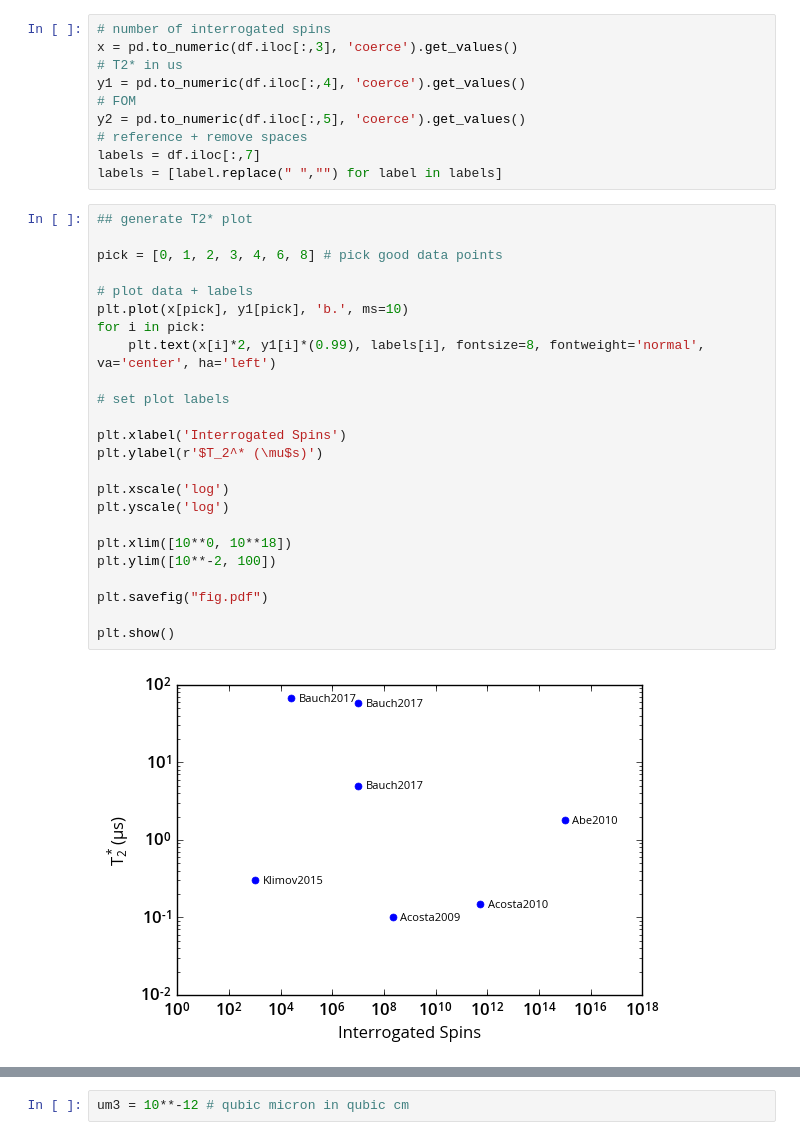
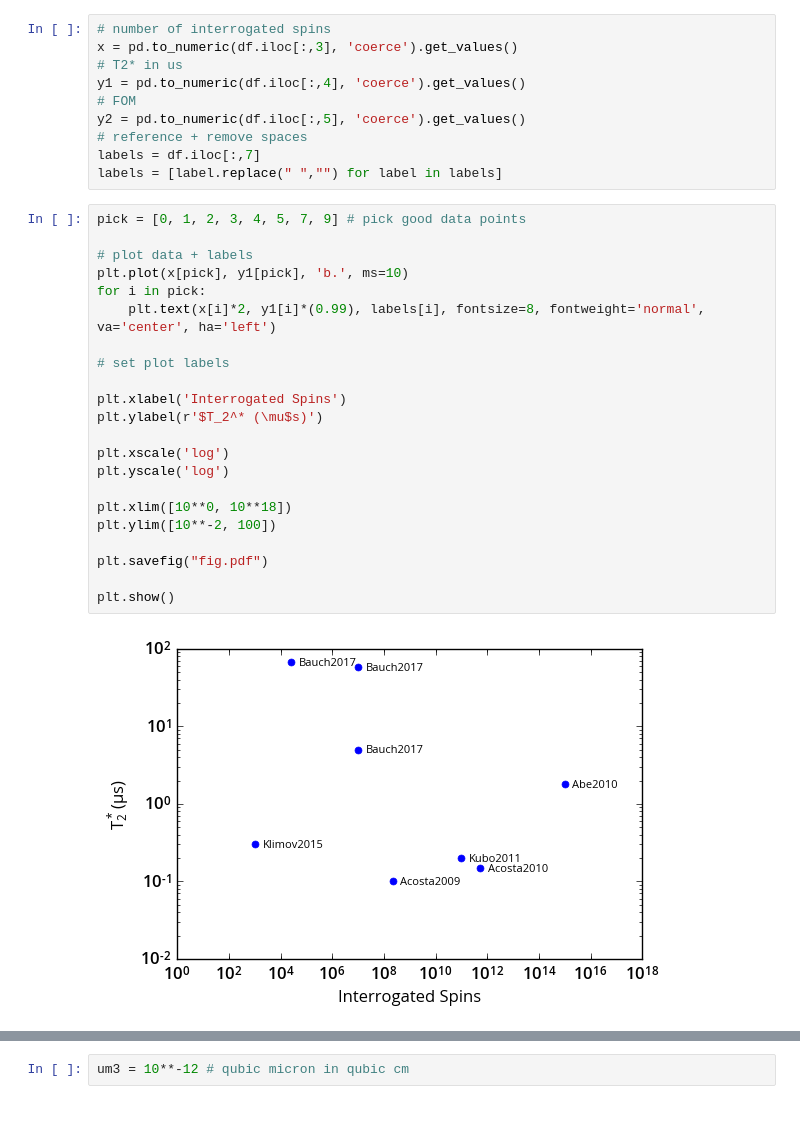
Before and after one commit to ebauch/NV_data, a Jupyter notebook: T2star_survey.ipynb, the cells around one changed output, grey strips where cells are left out. Saved outputs shown, nothing was run; the diff lists cells and outputs as text.

```diff
--- a/T2star_survey.ipynb
+++ b/T2star_survey.ipynb
@@ -39,31 +40,29 @@ y2 = pd.to_numeric(df.iloc[:,5], 'coerce').get_values()
 labels = df.iloc[:,7]
 labels = [label.replace(" ","") for label in labels]
 # %%
-## generate T2* plot
-
-pick = [0, 1, 2, 3, 4, 6, 8] # pick good data points
+pick = [0, 1, 2, 3, 4, 5, 7, 9] # pick good data points
 
 # plot data + labels
 plt.plot(x[pick], y1[pick], 'b.', ms=10)
 for i in pick:
     plt.text(x[i]*2, y1[i]*(0.99), labels[i], fontsize=8, fontweight='normal', va='center', ha='left')
 
 # set plot labels
 
 plt.xlabel('Interrogated Spins')
 plt.ylabel(r'$T_2^* (\mu$s)')
 
 plt.xscale('log')
 plt.yscale('log')
 
 plt.xlim([10**0, 10**18])
 plt.ylim([10**-2, 100])
 
 plt.savefig("fig.pdf")
 
 plt.show()
 # %% [output]
-[figure, old version]
+[figure, new version]
 # %%
 # generate FOM plot
 
```
Also changed, not shown: parts of 10 cells of this notebook, 4 other files.
